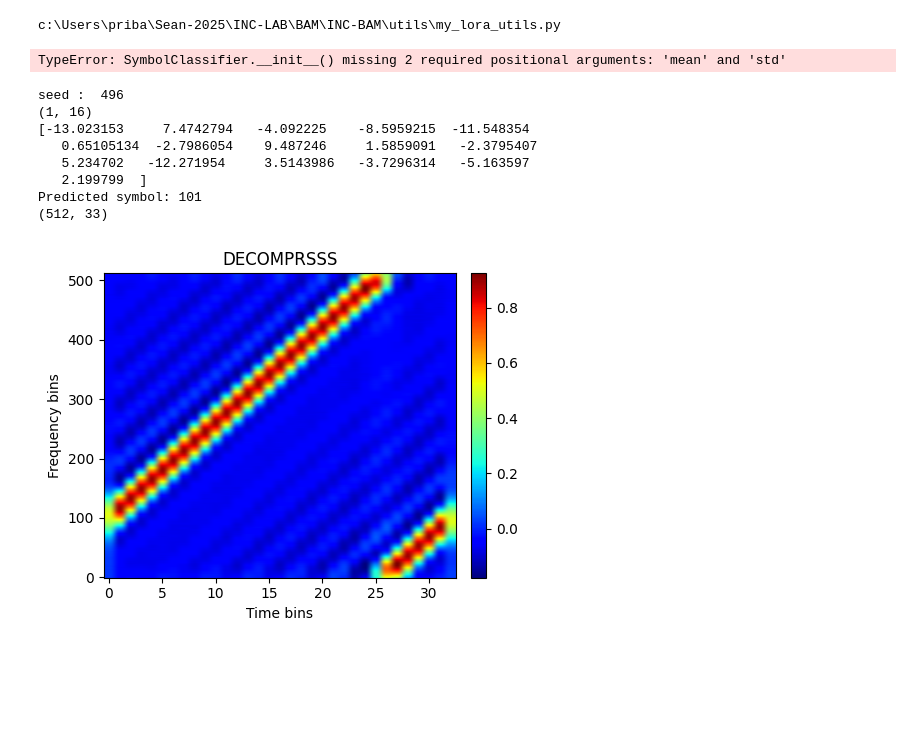
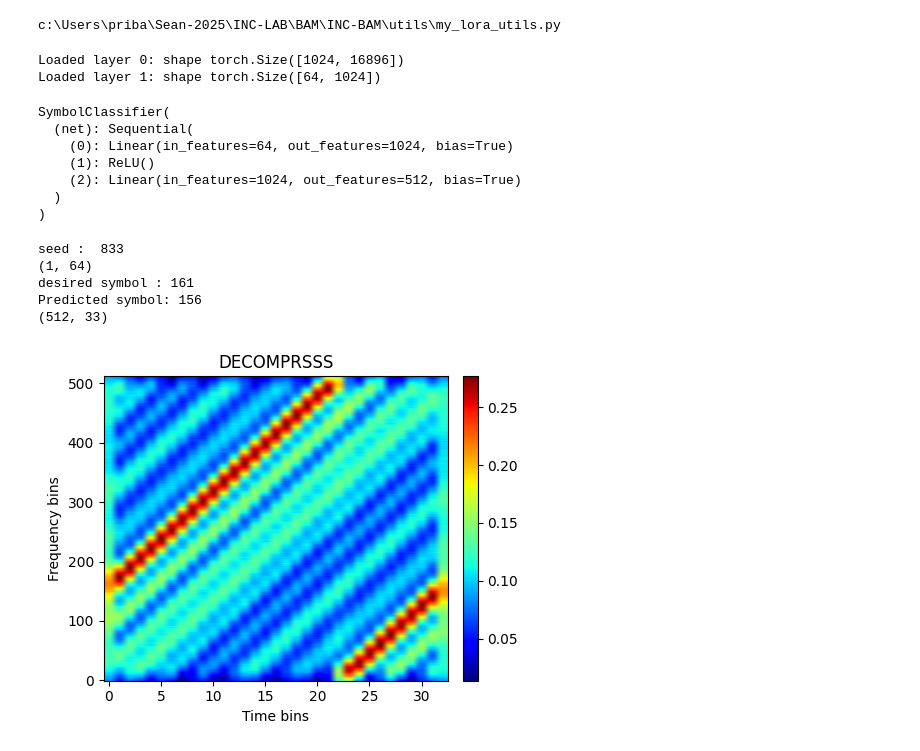
Before and after one commit to seanmantanhacker/INC-BAM, a Jupyter notebook: Model-experiment-5 (with classifier)/main.ipynb, the cells around one changed output. Saved outputs shown, nothing was run; the diff lists cells and outputs as text; code cells hidden in the pictures; blank space fills up the shorter version.

Commit message:
update model 5

```diff
--- a/Model-experiment-5 (with classifier)/main.ipynb
+++ b/Model-experiment-5 (with classifier)/main.ipynb
@@ -40,14 +21,6 @@ class SymbolClassifier(nn.Module):
 # %% [output]
 c:\Users\priba\Sean-2025\INC-LAB\BAM\INC-BAM\utils\my_lora_utils.py
 # %%
-device = torch.device("cuda" if torch.cuda.is_available() else "cpu")
-dummy_mean = torch.zeros(16)
-dummy_std  = torch.ones(16)
-model = SymbolClassifier(dummy_mean,dummy_std).to(device)
-model.load_state_dict(torch.load("symbol_classifier.pt", map_location=device))
-
-model.eval()   # 🔴 VERY IMPORTANT
-
 sf = 9
 bw = 125000
 fs = 1000000
@@ -55,7 +28,7 @@ lora_init = LoRa(sf, bw)
 input_row = 512
 input_col = 33
 second_layer = 1024
-third_layer = 16
+third_layer = 64
 
 ## HOW TO LOAD WEIGHT
 layers = [input_col * input_row, second_layer, third_layer] # <-- must match training
@@ -66,53 +39,65 @@ for i, bam in enumerate(multi_bam.bams):
     w_np = np.load(f"weight_{input_row*input_col}_{second_layer}_{third_layer}/weights_layer_{i}.npy")
     bam.W = torch.tensor(w_np, dtype=torch.float32, device=bam.device)
     print(f"Loaded layer {i}: shape {bam.W.shape}")
+
+device = torch.device("cuda" if torch.cuda.is_available() else "cpu")
+class_layers = [third_layer, 1024, int(2**sf)]
+model = SymbolClassifier(class_layers).to(device)
+model.load_state_dict(torch.load("symbol_classifier.pt", map_location=device))
+
+model.eval()   # 🔴 VERY IMPORTANT
 # %% [output]
-TypeError: SymbolClassifier.__init__() missing 2 required positional arguments: 'mean' and 'std'
+Loaded layer 0: shape torch.Size([1024, 16896])
+Loaded layer 1: shape torch.Size([64, 1024])
+SymbolClassifier(
+  (net): Sequential(
+    (0): Linear(in_features=64, out_features=1024, bias=True)
+    (1): ReLU()
+    (2): Linear(in_features=1024, out_features=512, bias=True)
+  )
+)
 # %%
-symbol1 = 100
+symbol1 = 161
 # EXAMPLE OF COMPRESS and DECOMPRESS
 random_ = np.random.randint(1, 999)  # integer from 1 to 10 (inclusive)
 print("seed : ",random_)
 seed = random_
 x1 = lora_init.gen_symbol_fs(symbol1, sf=sf, bw=bw, Fs=fs)  # you had Fs=int(bw*8)=1e6
 
-snr = 30
+snr = -20
 x = lora_init.awgn_iq_with_seed(x1,snr,seed)
 
 input_spec = create_spectrogram_from_torch(x,sf,bw,fs,input_row,input_col,0,0,1,None)
 #### STEP 3 FLATTEN INPUT ########
 flat = input_spec.flatten().reshape(1, -1) # BEFORE COMPRESS MUST
 
 out1 = multi_bam.compress(flat)
 print(out1.shape)
 a = out1.squeeze()
-print(a)
 
 x = torch.tensor(a, dtype=torch.float32).unsqueeze(0).to(device)
+x = x / (torch.norm(x) + 1e-8)
 
 with torch.no_grad():
     logits = model(x)
     pred = torch.argmax(logits, dim=1)
-
+print("desired symbol :",symbol1)
 print("Predicted symbol:", pred.item())
 
 out2 = multi_bam.decompress(out1)
 
 #### STEP 4 AFTER DECOMPRESS RESHAPE to INITIAL SHAPE ########
 reco_flat = out2.reshape(-1)  # AFTER DECOMPRESS MUST
 reco_spec = reco_flat.reshape(input_row, input_col)
 print(reco_spec.shape)
 
 array_a = [reco_spec]
 
 show_multiple_spectrograms(array_a,["DECOMPRSSS"],1)
 # %% [output]
-seed :  496
-(1, 16)
-[-13.023153     7.4742794   -4.092225    -8.5959215  -11.548354
-   0.65105134  -2.7986054    9.487246     1.5859091   -2.3795407
-   5.234702   -12.271954     3.5143986   -3.7296314   -5.163597
-   2.199799  ]
-Predicted symbol: 101
+seed :  833
+(1, 64)
+desired symbol : 161
+Predicted symbol: 156
 (512, 33)
-[figure, old version]
+[figure, new version]
```
Also changed, not shown: parts of 1 cell of this notebook, 5 other files.
